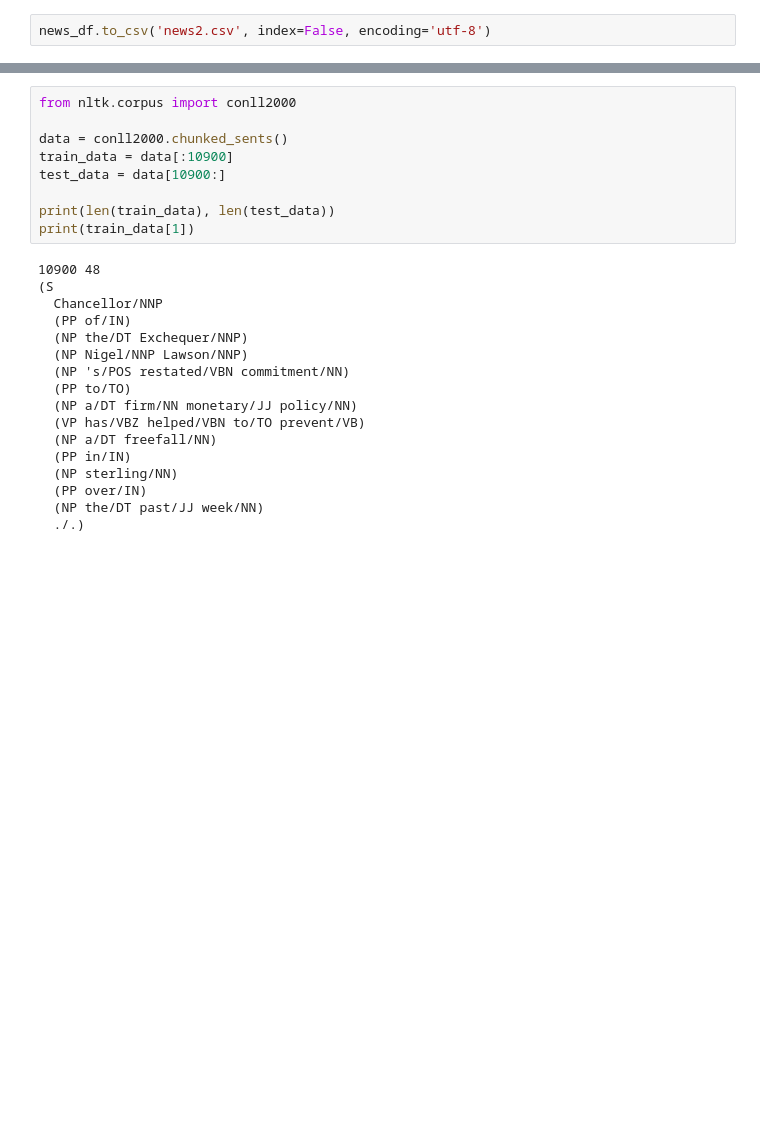
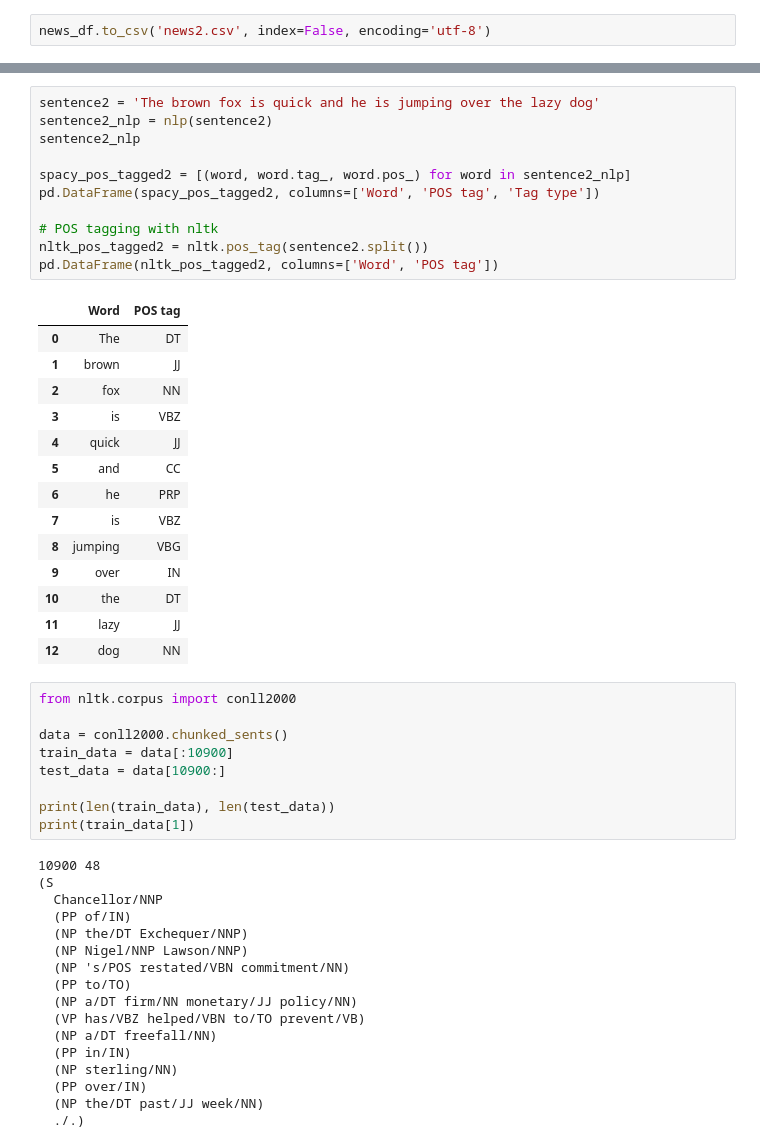
Before and after one commit to DollarDan/RNN_CODE, a Jupyter notebook: SNLP/prereads1.ipynb, the cells around one changed output, grey strips where cells are left out. Drawn from its saved outputs; the diff is of its cells as text; blank space fills up the shorter version.

```diff
--- a/SNLP/prereads1.ipynb
+++ b/SNLP/prereads1.ipynb
@@ -339,3 +345,29 @@ pd.DataFrame(nltk_pos_tagged, columns=['Word', 'POS tag'])
+# %%
+sentence2 = 'The brown fox is quick and he is jumping over the lazy dog'
+sentence2_nlp = nlp(sentence2)
+sentence2_nlp
+
+spacy_pos_tagged2 = [(word, word.tag_, word.pos_) for word in sentence2_nlp]
+pd.DataFrame(spacy_pos_tagged2, columns=['Word', 'POS tag', 'Tag type'])
+
+# POS tagging with nltk
+nltk_pos_tagged2 = nltk.pos_tag(sentence2.split())
+pd.DataFrame(nltk_pos_tagged2, columns=['Word', 'POS tag'])
+# %% [output]
+|  | Word | POS tag |
+| 0 | The | DT |
+| 1 | brown | JJ |
+| 2 | fox | NN |
+| 3 | is | VBZ |
+| 4 | quick | JJ |
+| 5 | and | CC |
+| 6 | he | PRP |
+| 7 | is | VBZ |
+| 8 | jumping | VBG |
+| 9 | over | IN |
+| 10 | the | DT |
+| 11 | lazy | JJ |
+| 12 | dog | NN |
 # %%
 from nltk.corpus import conll2000
 
```
Also changed, not shown: parts of 14 cells of this notebook, 5 other files.
